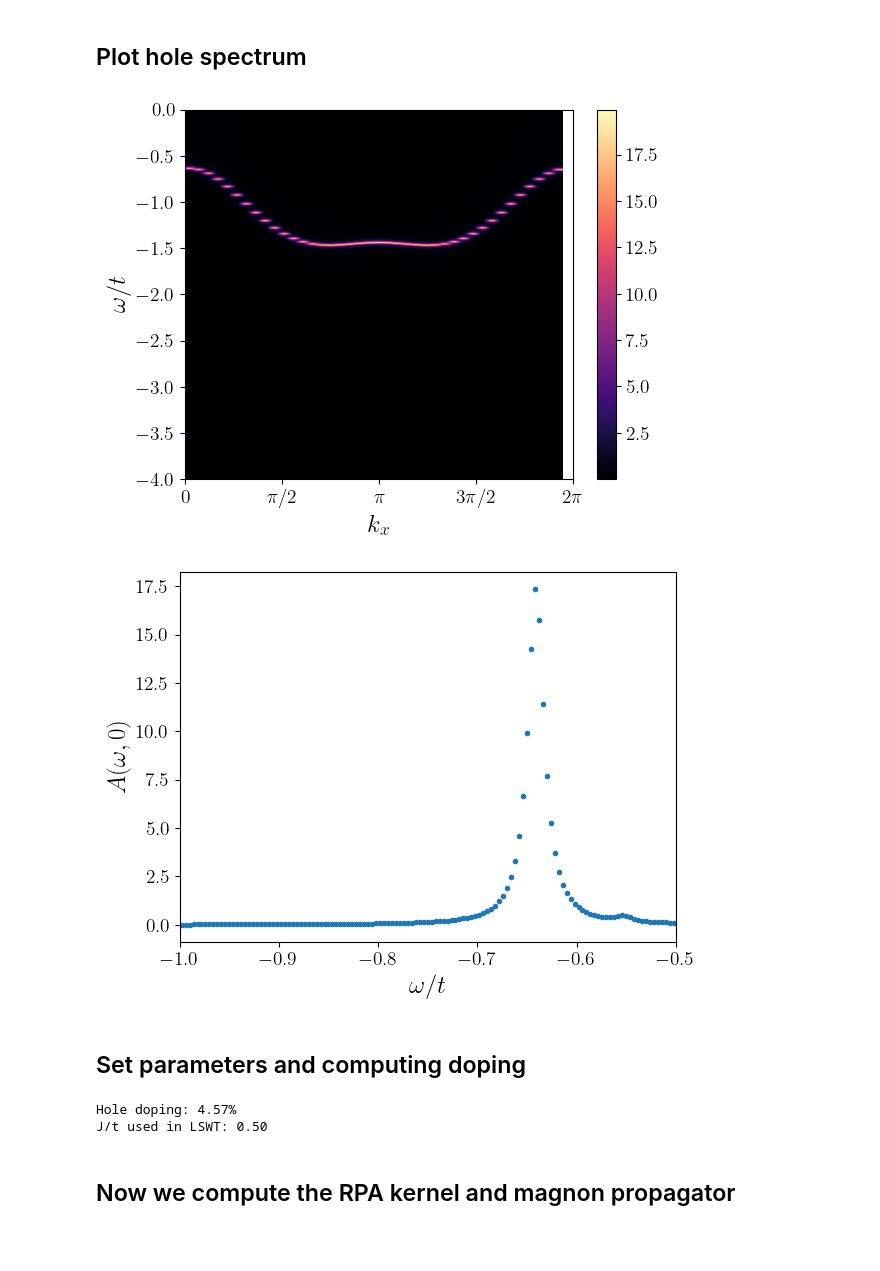
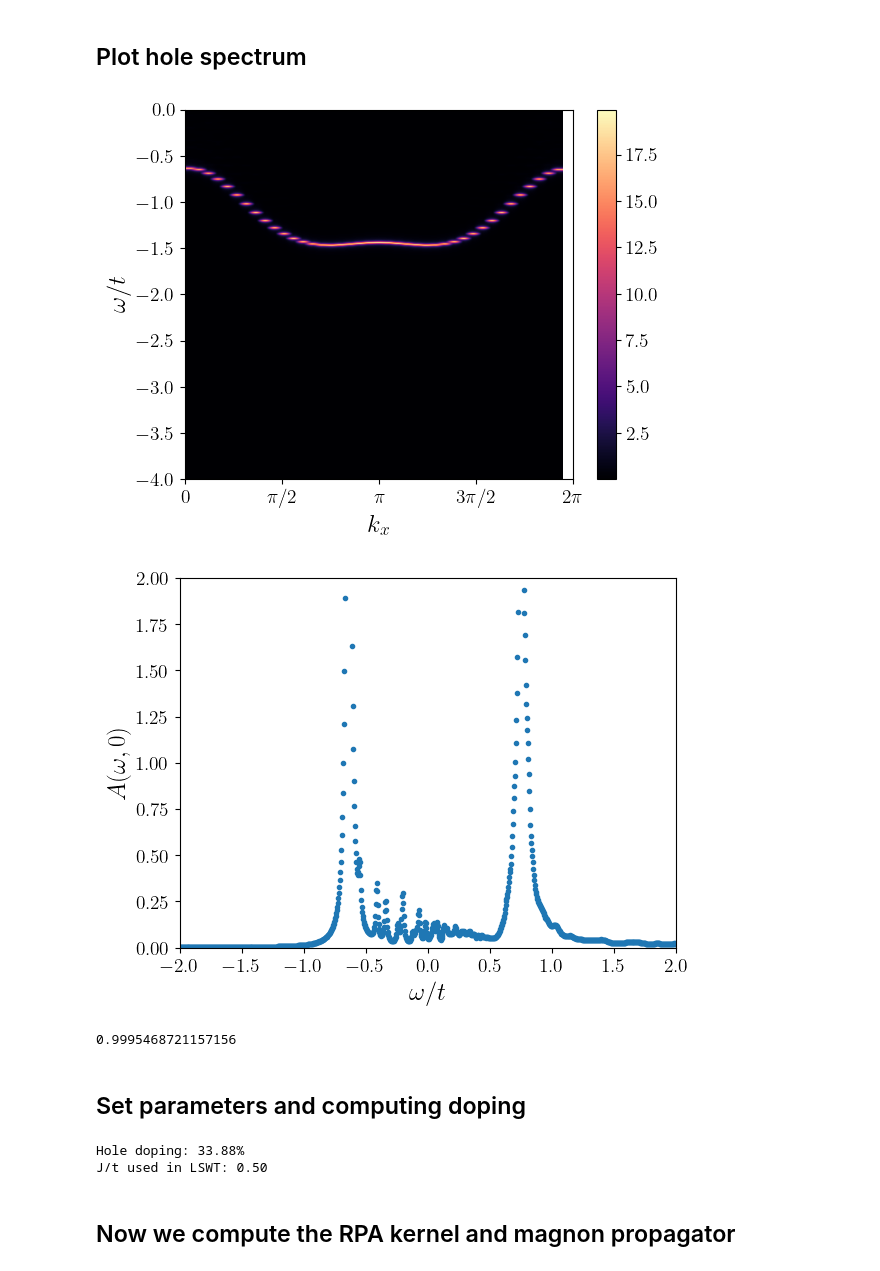
Before and after one commit to j-curtis/holes_and_magnons, a Jupyter notebook: Magnon_RPA_plots.ipynb, the cells around one changed output. Drawn from its saved outputs; the diff is of its cells as text; code cells hidden in the pictures; blank space fills up the shorter version.

```diff
--- a/Magnon_RPA_plots.ipynb
+++ b/Magnon_RPA_plots.ipynb
@@ -21,7 +21,7 @@ plt.rc('lines', linewidth=2.5)
 
 saveFigs = False ### Option to save figures or not
 
-figDirectory = "../figures/" ### Figures are stored in this folder
+figDirectory = "../figures/06022025/" ### Figures are stored in this folder
 dataDirectory = "../data/" ### Data is loaded from and stored to this folder
 # %% [markdown]
 ## Load in spectral function
@@ -28,25 +33,38 @@ dataDirectory = "../data/" ### Data is loaded from and stored to this folder
 # %%
 ### Location of hole spectral functions
+Jh = 0.05
 holesDirectory = dataDirectory+"hole_spectra/05052025/5ksamples/"
 holesFile = holesDirectory+"jon_request_0.5"
-
-#holesFile = dataDirectory+"/hole_spectra/03252025/Hole_Spectral_functionJz0.05_alfa0.999_Nx20_Ny20"
 
 ### Load in spectral function
 kxs,kys,ws,A = rpa.load_hole_spectrum(holesFile)
 ### If this is true we will use a fictious box spectral function
 useBox = False
+useSemicircle = False
 
 if useBox:
     W = 2.*rpa.t
     Nkx = 40
     Nky = 40
-    Nw = 2001
+    Nw = 1001
 
     kxs = np.linspace(0.,2.*np.pi,Nkx,endpoint=False)
     kys = np.linspace(0.,2.*np.pi,Nky,endpoint=False)
     ws = np.linspace(-10.,10.,Nw)
     A = rpa.gen_box_A(kxs,kys,ws,W)
+
+
+if useSemicircle:
+    W = 4.*rpa.t
+    Nkx = 40
+    Nky = 40
+    Nw = 1001
+
+    kxs = np.linspace(0.,2.*np.pi,Nkx,endpoint=False)
+    kys = np.linspace(0.,2.*np.pi,Nky,endpoint=False)
+    ws = np.linspace(-10.,10.,Nw)
+    A = rpa.gen_semicircle_A(kxs,kys,ws,W)
+
 
 ### Useful to make vectorized grids and keep track of sizes of arrays
 kxvs,kyvs,wvs = np.meshgrid(kxs,kys,ws)
@@ -66,37 +84,41 @@ dw:  0.004000800160032014
 # %%
 ### Plot spectral function for a cut
 plt.imshow(np.transpose(A[:,0,:]),extent=[kxs[0],kxs[-1],ws[0],ws[-1]],origin='lower',cmap='magma',aspect=1.5)
 plt.colorbar()
 plt.ylim(-4.*rpa.t,-0.*rpa.t)
 plt.xlabel(r'$k_x$')
 plt.ylabel(r'$\omega/t$')
 plt.xticks([0,np.pi/2.,np.pi,3.*np.pi/2.,2.*np.pi],[r'0',r'$\pi/2$',r'$\pi$',r'$3\pi/2$',r'$2\pi$'])
+if saveFigs: plt.savefig(figDirectory+"/hole_spectrum_Jh=0.5.png",bbox_inches='tight',transparent=True)
 plt.show()
 
 plt.plot(ws/rpa.t,A[0,0,:],'.')
 plt.ylabel(r'$A(\omega,0)$')
 plt.xlabel(r'$\omega/t$')
-plt.xlim(-1,-.5)
+plt.xlim(-2,2)
+plt.ylim(0.,2)
 plt.show()
+print(np.sum(A)*dw/float(Nkx*Nky))
 # %% [output]
 [figure]
-[figure, old version]
+[figure, new version]
+0.9995468721157156
 # %% [markdown]
 ## Set parameters and computing doping
-# %%
-T = 0.1*rpa.t ### temperature
-U = 8.*rpa.t ### Hubbard U (used to compute J)
-J = 4.*rpa.t**2/U ### Superexchange J
-#mu = -2.*rpa.t ### Chemical potential (controls doping)mu = -1.55*rpa.t
-mu = -1.72*rpa.t
-
-### Compute doping
-delta = rpa.calc_density(kxs,kys,ws,A,mu,T)
-print("Hole doping: {d:0.2%}".format(d=delta))
-print("J/t used in LSWT: {jt:0.2f}".format(jt=J/rpa.t))
-# %% [output]
-Hole doping: 4.57%
-J/t used in LSWT: 0.50
+# %%
+T = 0.01*rpa.t ### temperature
+U = 8.*rpa.t ### Hubbard U (used to compute J)
+J = 4.*rpa.t**2/U ### Superexchange J
+mu = -1.4*rpa.t ### Chemical potential (controls doping)
+
+
+### Compute doping
+delta = rpa.calc_density(kxs,kys,ws,A,mu,T)
+print("Hole doping: {d:0.2%}".format(d=delta))
+print("J/t used in LSWT: {jt:0.2f}".format(jt=J/rpa.t))
+# %% [output]
+Hole doping: 33.88%
+J/t used in LSWT: 0.50
 # %% [markdown]
 ## Now we compute the RPA kernel and magnon propagator
 # %%
```
Also changed, not shown: parts of 11 cells of this notebook, 2 other files.
